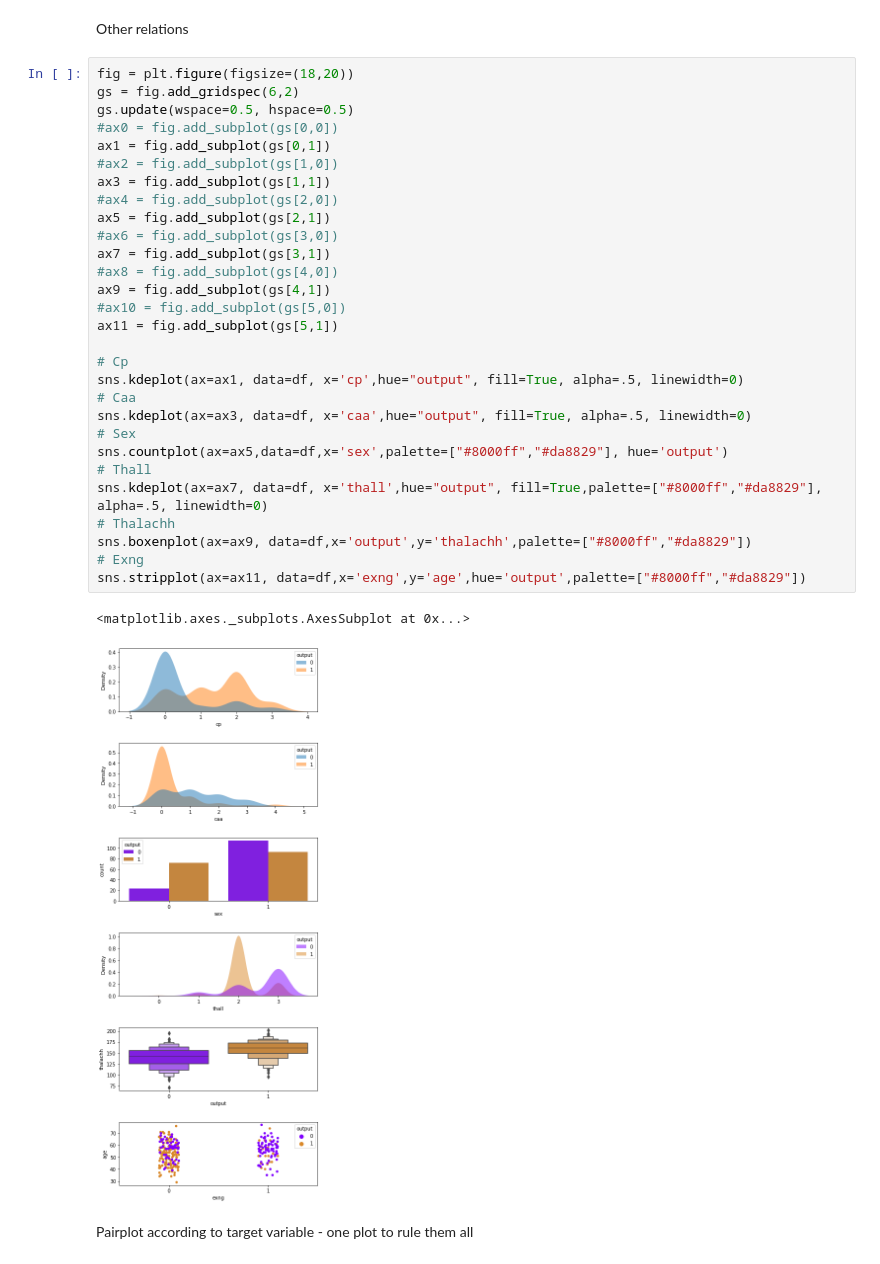
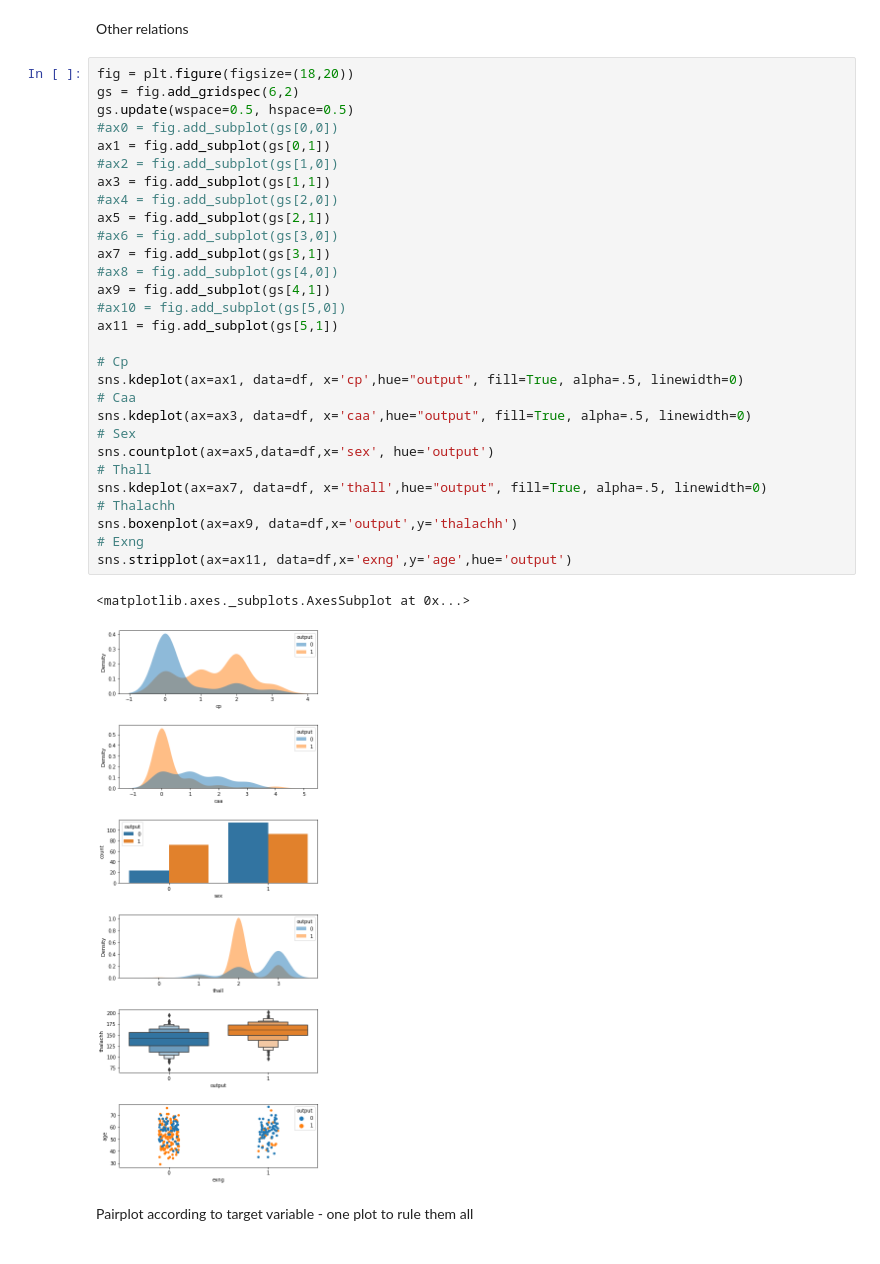
Before and after one commit to abdelmonem808/Heart-Failure-Prediction-using-Machine-Learning, a Jupyter notebook: Heart_Failure_Prediction_using_Machine_Learning.ipynb, the cells around one changed output. Drawn from its saved outputs; the diff is of its cells as text.

```diff
--- a/Heart_Failure_Prediction_using_Machine_Learning.ipynb
+++ b/Heart_Failure_Prediction_using_Machine_Learning.ipynb
@@ -300,35 +300,35 @@ Other relations
 # %%
 fig = plt.figure(figsize=(18,20))
 gs = fig.add_gridspec(6,2)
 gs.update(wspace=0.5, hspace=0.5)
 #ax0 = fig.add_subplot(gs[0,0])
 ax1 = fig.add_subplot(gs[0,1])
 #ax2 = fig.add_subplot(gs[1,0])
 ax3 = fig.add_subplot(gs[1,1])
 #ax4 = fig.add_subplot(gs[2,0])
 ax5 = fig.add_subplot(gs[2,1])
 #ax6 = fig.add_subplot(gs[3,0])
 ax7 = fig.add_subplot(gs[3,1])
 #ax8 = fig.add_subplot(gs[4,0])
 ax9 = fig.add_subplot(gs[4,1])
 #ax10 = fig.add_subplot(gs[5,0])
 ax11 = fig.add_subplot(gs[5,1])
 
 # Cp
 sns.kdeplot(ax=ax1, data=df, x='cp',hue="output", fill=True, alpha=.5, linewidth=0)
 # Caa
 sns.kdeplot(ax=ax3, data=df, x='caa',hue="output", fill=True, alpha=.5, linewidth=0)
 # Sex
-sns.countplot(ax=ax5,data=df,x='sex',palette=["#8000ff","#da8829"], hue='output')
+sns.countplot(ax=ax5,data=df,x='sex', hue='output')
 # Thall
-sns.kdeplot(ax=ax7, data=df, x='thall',hue="output", fill=True,palette=["#8000ff","#da8829"], alpha=.5, linewidth=0)
+sns.kdeplot(ax=ax7, data=df, x='thall',hue="output", fill=True, alpha=.5, linewidth=0)
 # Thalachh
-sns.boxenplot(ax=ax9, data=df,x='output',y='thalachh',palette=["#8000ff","#da8829"])
+sns.boxenplot(ax=ax9, data=df,x='output',y='thalachh')
 # Exng
-sns.stripplot(ax=ax11, data=df,x='exng',y='age',hue='output',palette=["#8000ff","#da8829"])
+sns.stripplot(ax=ax11, data=df,x='exng',y='age',hue='output')
 # %% [output]
 <matplotlib.axes._subplots.AxesSubplot at 0x...>
-[figure, old version]
+[figure, new version]
 # %% [markdown]
 Pairplot according to target variable - one plot to rule them all
 # %%
```
Also changed, not shown: parts of 2 cells of this notebook.
